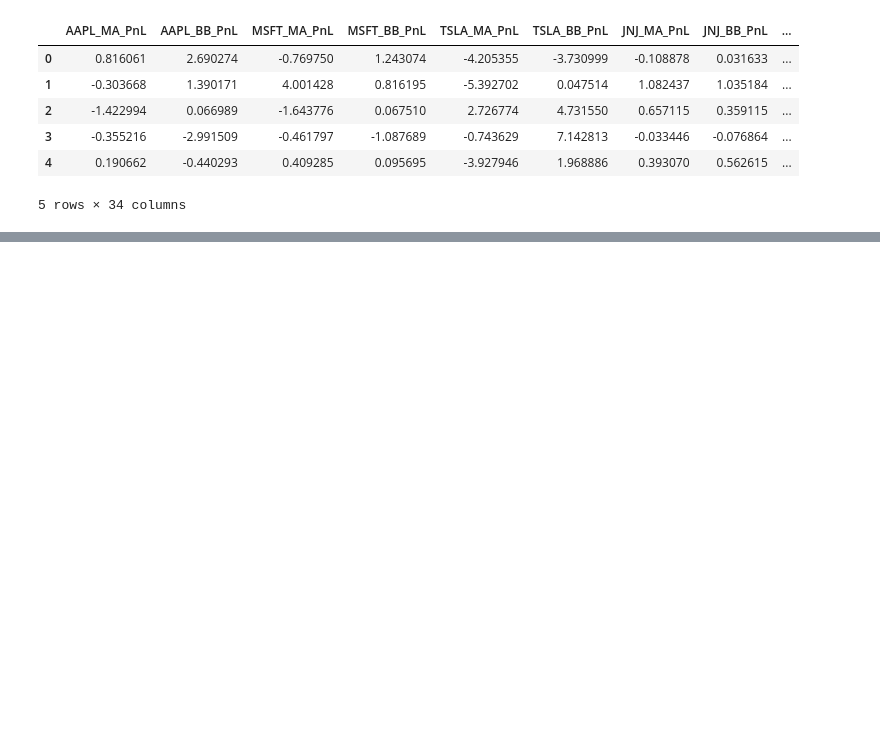
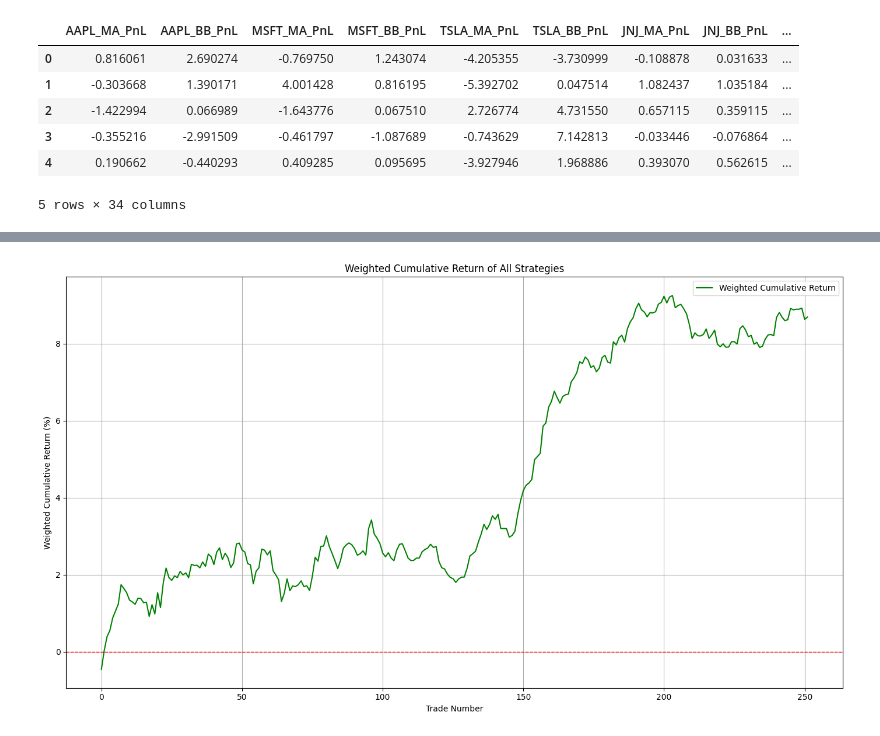
Before and after one commit to LK-NV/numeric-opt-project, a Jupyter notebook: research.ipynb, the cells around one changed output, grey strips where cells are left out. Saved outputs shown, nothing was run; the diff lists cells and outputs as text; code cells hidden in the pictures; blank space fills up the shorter version.

```diff
--- a/research.ipynb
+++ b/research.ipynb
@@ -440,3 +405,13 @@ expected_returns = expected_returns_dict.values.flatten()
 asset_indexes = cov_mat_df.index.to_list()
 if not np.array_equal(asset_indexes, expected_returns_dict.index.to_list()):
     raise ValueError("Asset indexes in covariance matrix and expected returns do not match.")
+# %%
+optimal_weights = np.array([4.71230745e-02, 4.05944444e-02, 9.04998790e-03, 1.91446399e-02,
+						   6.09483131e-03, 6.98993381e-07, 1.15012531e-01, 4.98808552e-02,
+						   2.67148539e-02, 3.88575261e-02, 7.47597516e-03, 2.92860460e-02,
+						   9.75074948e-04, 2.28329374e-06, 6.70613150e-02, 5.43805255e-07,
+						   4.62017152e-02, 1.46481747e-02, 5.55939205e-02, 3.78291981e-02,
+						   6.43849552e-02, 9.98305170e-06, 6.54576328e-06, 6.20294214e-03,
+						   8.43183098e-02, 9.35284312e-03, 2.04476087e-02, 5.20806961e-02,
+						   1.96624682e-05, 2.89028050e-02, 9.17775373e-02, 2.55535921e-02,
+						   5.03936692e-03, 3.55462278e-04])
@@ -442,0 +455,16 @@ if not np.array_equal(asset_indexes, expected_returns_dict.index.to_list()):
+# %%
+# Plot the weighted cumulative return of all strategies graph using optimal weights
+weighted_cumulative_return = (cumulative_returns * optimal_weights).sum(axis=1)
+plt.figure(figsize=(14, 8))
+plt.plot(weighted_cumulative_return.index, weighted_cumulative_return, label='Weighted Cumulative Return', color='green')
+plt.title("Weighted Cumulative Return of All Strategies")
+plt.xlabel("Trade Number")
+plt.ylabel("Weighted Cumulative Return (%)")
+plt.axhline(0, color='red', linestyle='--', linewidth=1)
+plt.legend()
+plt.grid()
+plt.tight_layout()
+plt.savefig("weighted_cumulative_return_all_strategies.png")
+plt.show()
+# %% [output]
+[figure, added]
```
Also changed, not shown: parts of 15 cells of this notebook, 17 other files.
